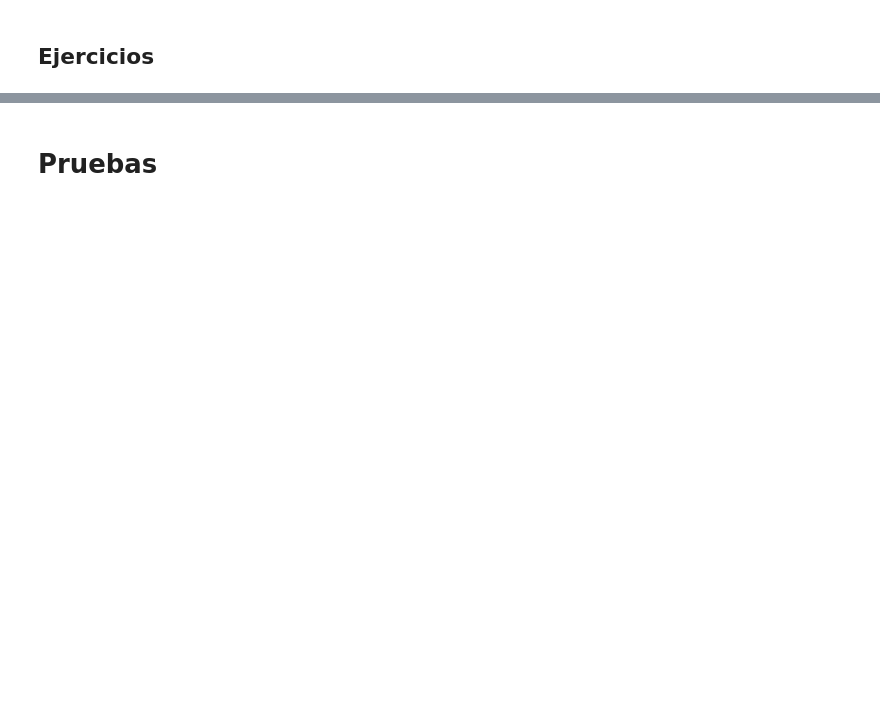
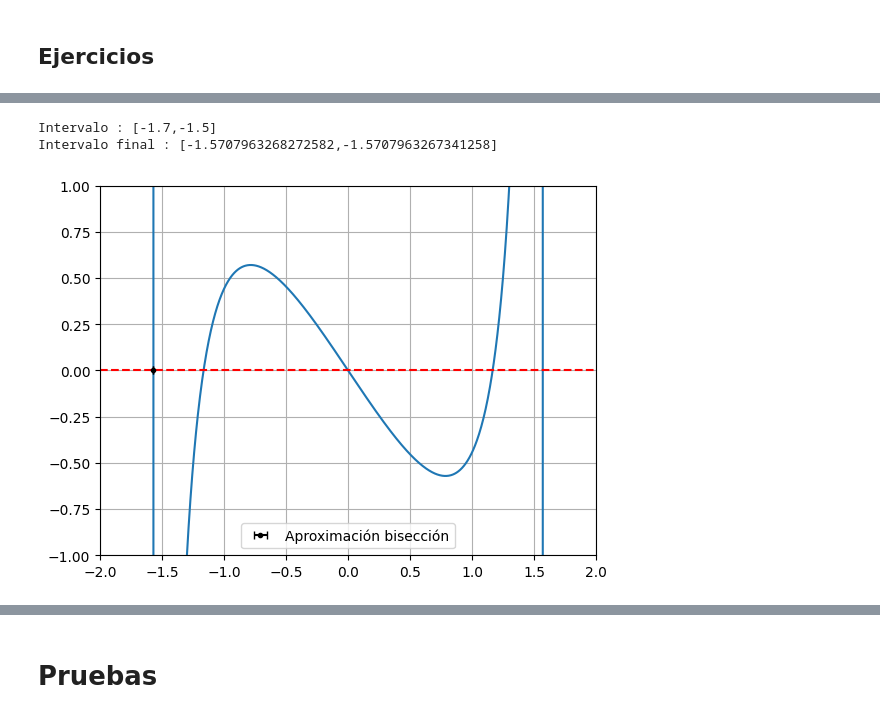
Before and after one commit to BernardoPironio/Ejercicios_calculo_numerico, a Jupyter notebook: Ejercicios calculo.ipynb, the cells around one changed output, grey strips where cells are left out. Saved outputs shown, nothing was run; the diff lists cells and outputs as text; code cells hidden in the pictures; blank space fills up the shorter version.

```diff
--- a/Ejercicios calculo.ipynb
+++ b/Ejercicios calculo.ipynb
@@ -1077,0 +1100,19 @@ Convergió en 7 iteraciones
+# %%
+x = np.linspace(-5,5,4000)
+funcion = lambda x: np.tan(x) - 2*x
+
+x0,x1 = biseccion(-1.7,-1.5,funcion,tol = 1e-10)
+
+plt.figure()
+plt.plot(x, funcion(x))
+plt.axhline(0,color = 'red', linestyle = '--')
+plt.errorbar((x0 + x1)/2,0,xerr = np.abs(x1 - x0)/2, fmt = 'o', color = 'black', label = 'Aproximación bisección',markersize = 3,capsize = 3)
+plt.ylim(-1,1)
+plt.xlim(-2,2)
+plt.legend()
+
+plt.grid()
+# %% [output]
+Intervalo : [-1.7,-1.5]
+Intervalo final : [-1.5707963268272582,-1.5707963267341258]
+[figure, added]
```
Also changed, not shown: parts of 18 cells of this notebook.
